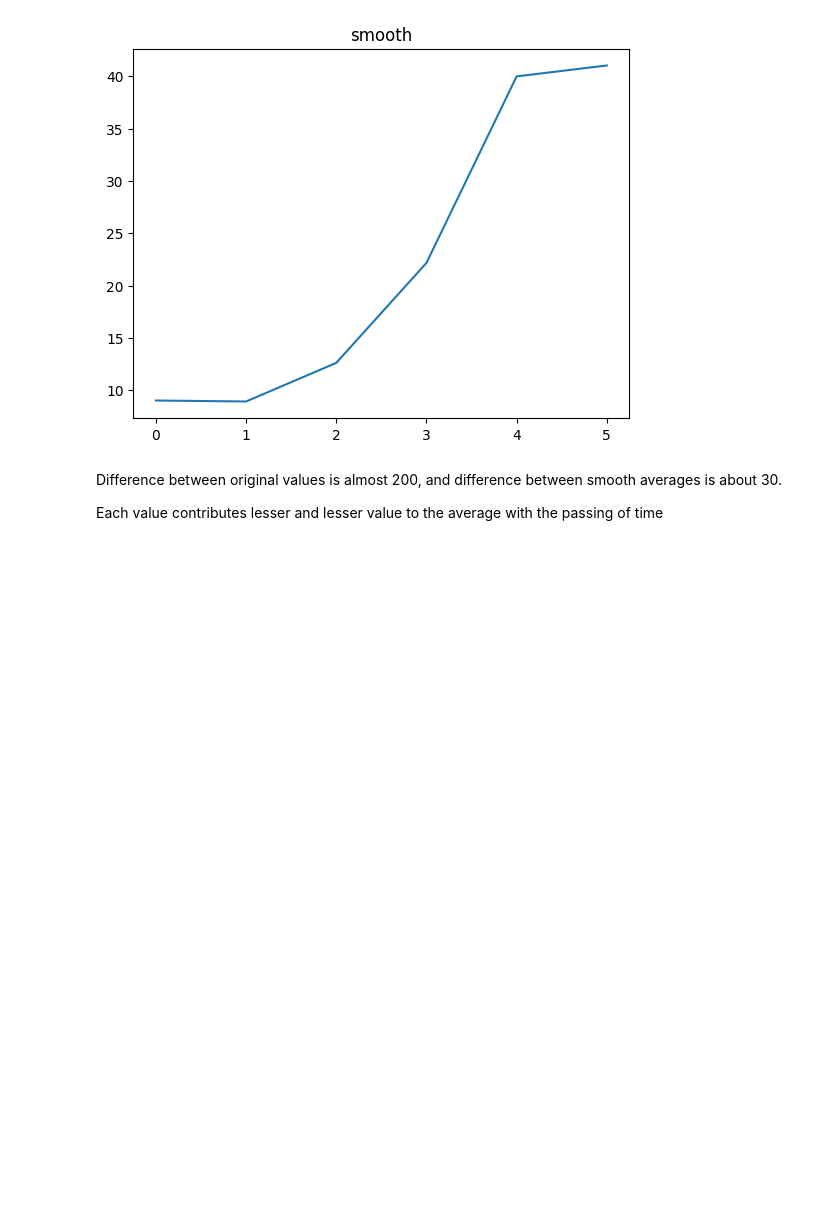
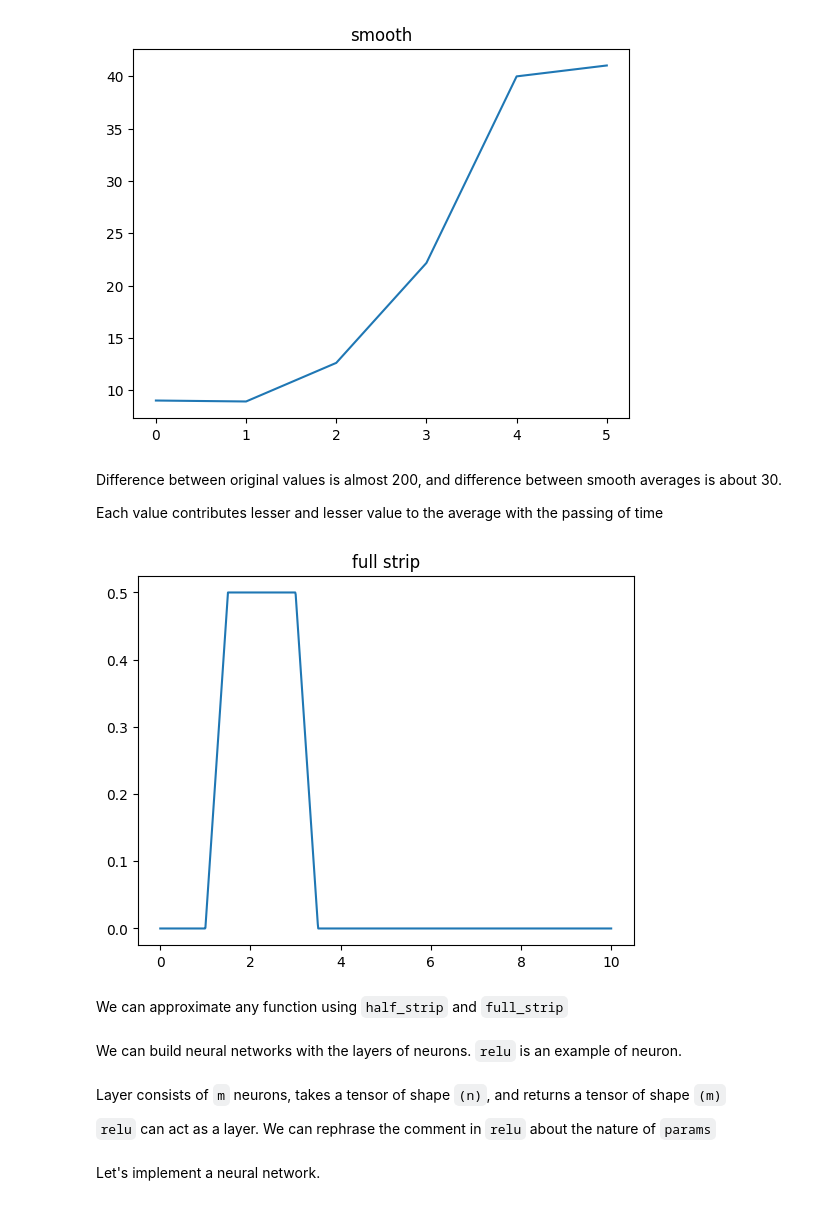
Before and after one commit to alexandershov/little-learner, a Jupyter notebook: little_learner.ipynb, the cells around one changed output. Cells and saved outputs as stored; diff of their text form; code cells hidden in the pictures; blank space fills up the shorter version.

Commit message:
implement relu network

```diff
--- a/little_learner.ipynb
+++ b/little_learner.ipynb
@@ -228,3 +230,55 @@ plot_smooth(0.9, [90.1, 8.1, 45.8, 108.1, 200.4, 50.4])
 Difference between original values is almost 200, and difference between smooth averages is about 30.
 
 Each value contributes lesser and lesser value to the average with the passing of time
+# %%
+
+
+def rectify(s):
+    # we are using np.maximum, so `rectify` also works on arrays
+    return np.maximum(s, 0)
+
+def linear(t, params):
+    return params[0] @ t + params[1]
+
+def relu(t, params):
+    # REctifying Linear Unit
+    # params[0] is an array of weights
+    # params[1] is a bias
+    return rectify(linear(t, params))
+
+def A(*values):
+    return np.array(values)
+
+def half_strip(x, params):
+    x = A(x)
+    return relu(x, [params[0], params[1]]) - relu(x, [params[0], params[2]])
+
+
+def plot_fn(fn, xs, title=None):
+    plt.plot(xs, fn(xs))
+    plt.title(title or getattr(fn, '__name__', None) or str(fn))
+
+
+import functools
+
+
+plot_fn(functools.partial(half_strip, params=[A(1.0), -1.0, -1.5]),
+        xs=np.linspace(0, 10, 1000),
+        title='half strip')
+# %%
+def full_strip(x, params):
+    return half_strip(x, params[:3]) - half_strip(x, params[3:])
+
+plot_fn(functools.partial(full_strip, params=[A(1.0), -1.0, -1.5, A(1.0), -3.0, -3.5]),
+        xs=np.linspace(0, 10, 1000),
+        title='full strip')
+# %% [output]
+[figure, added]
+# %% [markdown]
+We can approximate any function using `half_strip` and `full_strip`
+# %% [markdown]
+We can build neural networks with the layers of neurons. `relu` is an example of neuron.
+# %% [markdown]
+Layer consists of `m` neurons, takes a tensor of shape `(n)`, and returns a tensor of shape `(m)`
+
+`relu` can act as a layer. We can rephrase the comment in `relu` about the nature of `params`
@@ -230,0 +291,2 @@ Each value contributes lesser and lesser value to the average with the passing o
+# %% [markdown]
+Let's implement a neural network.
```
Also changed, not shown: parts of 7 cells of this notebook.
